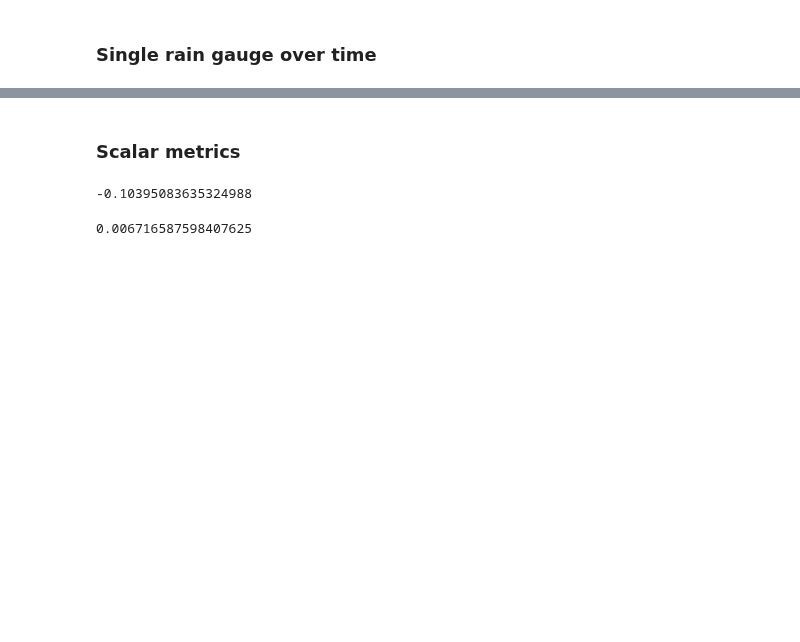
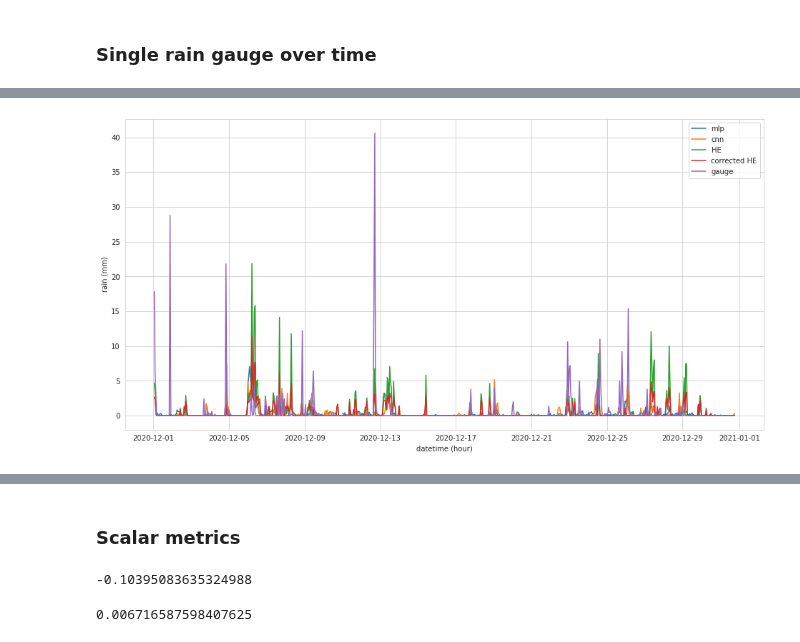
Before and after one commit to ingridingemarsson/geostat-masters-thesis, a Jupyter notebook: notebooks/compare_gauge_he_preds.ipynb, the cells around one changed output, grey strips where cells are left out. Saved outputs shown, nothing was run; the diff lists cells and outputs as text; code cells hidden in the pictures; blank space fills up the shorter version.

```diff
--- a/notebooks/compare_gauge_he_preds.ipynb
+++ b/notebooks/compare_gauge_he_preds.ipynb
@@ -64,0 +88,4 @@ ax.legend()
+# %%
+plotGaugeTimeseries(180)
+# %% [output]
+[figure, added]
```
Also changed, not shown: parts of 9 cells of this notebook.
